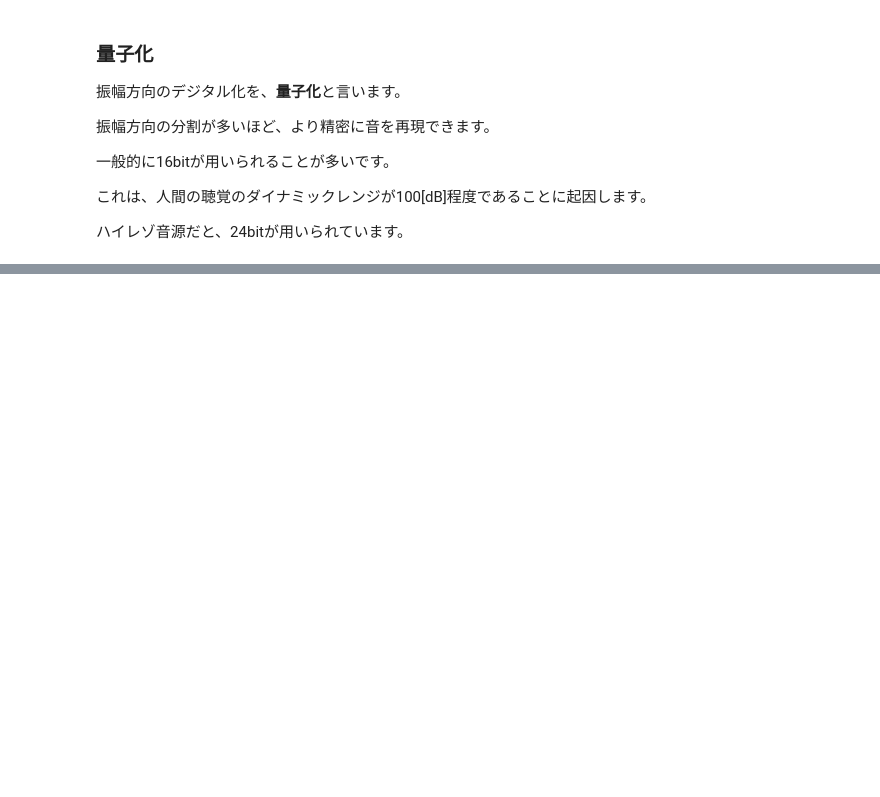
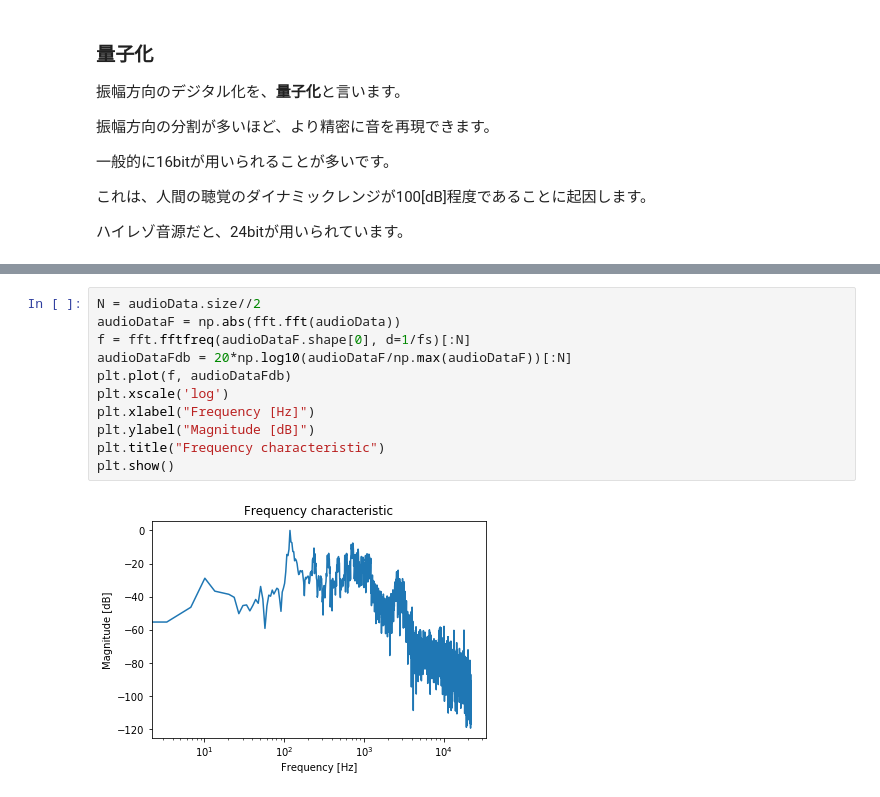
Before and after one commit to kabewall/pythonAudio, a Jupyter notebook: AudioSignalDemo.ipynb, the cells around one changed output, grey strips where cells are left out. Saved outputs shown, nothing was run; the diff lists cells and outputs as text; blank space fills up the shorter version.

```diff
--- a/AudioSignalDemo.ipynb
+++ b/AudioSignalDemo.ipynb
@@ -65,0 +99,13 @@ CD音源だとfs = 44100[Hz]、プロ用の音源だとfs=48000[Hz]が一般的
+# %%
+N = audioData.size//2
+audioDataF = np.abs(fft.fft(audioData))
+f = fft.fftfreq(audioDataF.shape[0], d=1/fs)[:N]
+audioDataFdb = 20*np.log10(audioDataF/np.max(audioDataF))[:N]
+plt.plot(f, audioDataFdb)
+plt.xscale('log')
+plt.xlabel("Frequency [Hz]")
+plt.ylabel("Magnitude [dB]")
+plt.title("Frequency characteristic")
+plt.show()
+# %% [output]
+[figure, added]
```
Also changed, not shown: parts of 43 cells of this notebook.
